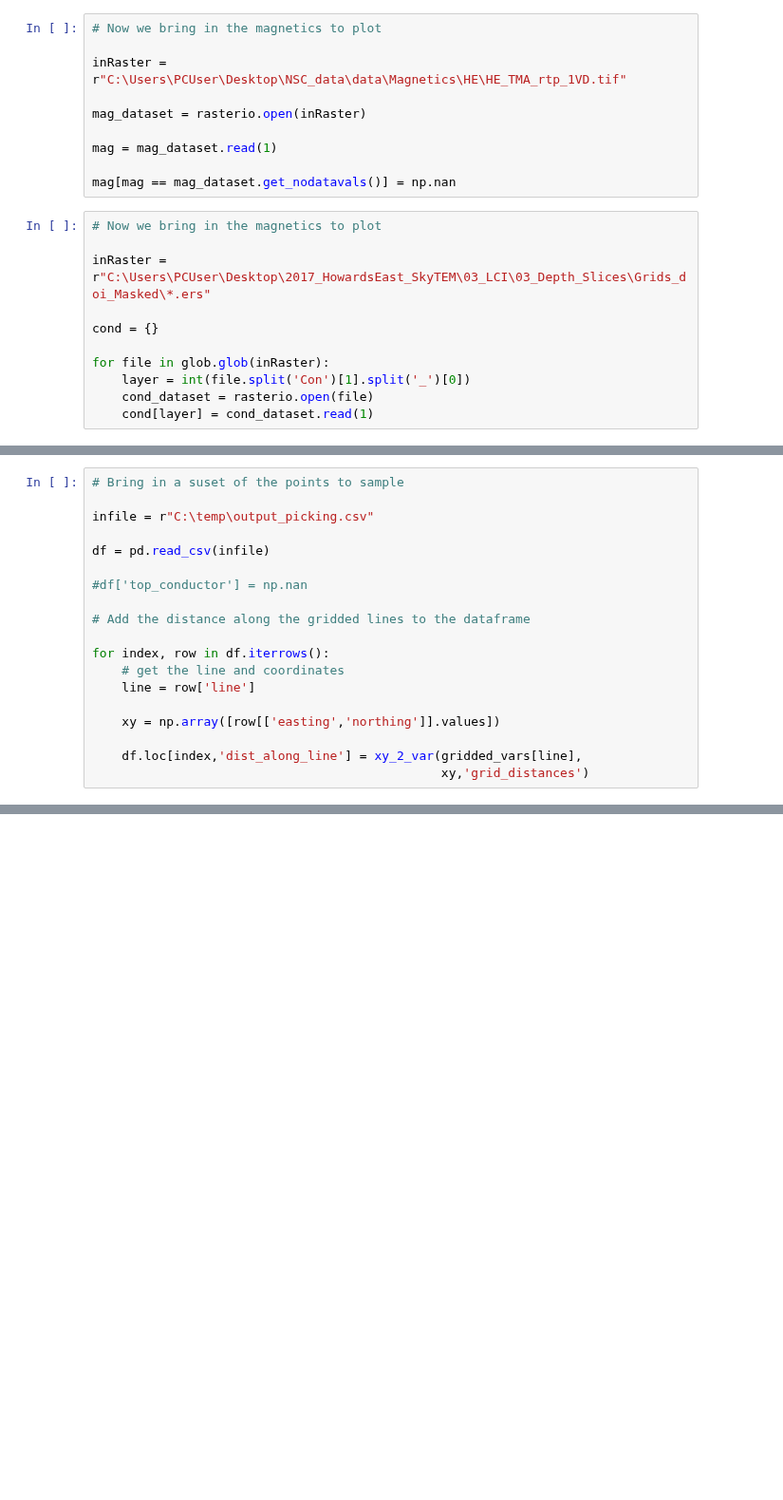
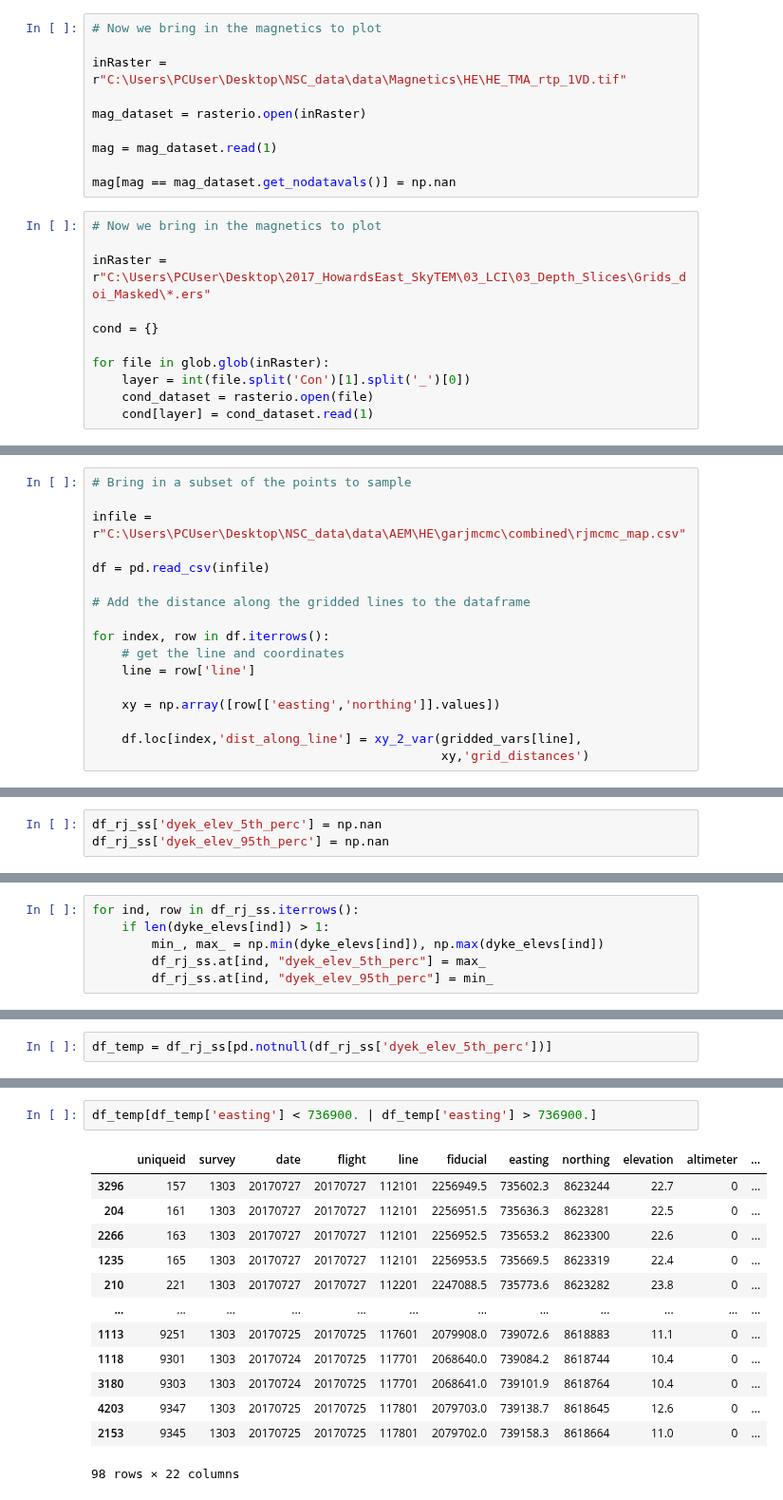
Before and after one commit to GeoscienceAustralia/hydrogeol_utils, a Jupyter notebook: notebooks/HE_AEM_plotting.ipynb, the cells around one changed output, grey strips where cells are left out. Shown at 95% size. Drawn from its saved outputs; the diff is of its cells as text; blank space fills up the shorter version.

```diff
--- a/notebooks/HE_AEM_plotting.ipynb
+++ b/notebooks/HE_AEM_plotting.ipynb
@@ -146,11 +227,9 @@ for file in glob.glob(inRaster):
 # %%
-# Bring in a suset of the points to sample
+# Bring in a subset of the points to sample
 
-infile = r"C:\temp\output_picking.csv"
+infile = r"C:\Users\PCUser\Desktop\NSC_data\data\AEM\HE\garjmcmc\combined\rjmcmc_map.csv"
 
 df = pd.read_csv(infile)
-
-#df['top_conductor'] = np.nan
 
 # Add the distance along the gridded lines to the dataframe
 
@@ -376,0 +538,3 @@ def HE_plot(D, outfile = None):
+# %%
+df_rj_ss['dyek_elev_5th_perc'] = np.nan
+df_rj_ss['dyek_elev_95th_perc'] = np.nan
@@ -376,0 +551,6 @@ def HE_plot(D, outfile = None):
+# %%
+for ind, row in df_rj_ss.iterrows():
+    if len(dyke_elevs[ind]) > 1:
+        min_, max_ = np.min(dyke_elevs[ind]), np.max(dyke_elevs[ind])
+        df_rj_ss.at[ind, "dyek_elev_5th_perc"] = max_
+        df_rj_ss.at[ind, "dyek_elev_95th_perc"] = min_
@@ -417,0 +606,2 @@ ind
+# %%
+df_temp = df_rj_ss[pd.notnull(df_rj_ss['dyek_elev_5th_perc'])]
@@ -419,0 +629,16 @@ df.to_csv(r"C:\Temp\HE_sel.csv")
+# %%
+df_temp[df_temp['easting'] < 736900. | df_temp['easting'] > 736900.]
+# %% [output]
+|  | uniqueid | survey | date | flight | line | fiducial | easting | northing | elevation | altimeter | ... |
+| 3296 | 157 | 1303 | 20170727 | 20170727 | 112101 | 2256949.5 | 735602.3 | 8623244 | 22.7 | 0 | ... |
+| 204 | 161 | 1303 | 20170727 | 20170727 | 112101 | 2256951.5 | 735636.3 | 8623281 | 22.5 | 0 | ... |
+| 2266 | 163 | 1303 | 20170727 | 20170727 | 112101 | 2256952.5 | 735653.2 | 8623300 | 22.6 | 0 | ... |
+| 1235 | 165 | 1303 | 20170727 | 20170727 | 112101 | 2256953.5 | 735669.5 | 8623319 | 22.4 | 0 | ... |
+| 210 | 221 | 1303 | 20170727 | 20170727 | 112201 | 2247088.5 | 735773.6 | 8623282 | 23.8 | 0 | ... |
+| ... | ... | ... | ... | ... | ... | ... | ... | ... | ... | ... | ... |
+| 1113 | 9251 | 1303 | 20170725 | 20170725 | 117601 | 2079908.0 | 739072.6 | 8618883 | 11.1 | 0 | ... |
+| 1118 | 9301 | 1303 | 20170724 | 20170725 | 117701 | 2068640.0 | 739084.2 | 8618744 | 10.4 | 0 | ... |
+| 3180 | 9303 | 1303 | 20170724 | 20170725 | 117701 | 2068641.0 | 739101.9 | 8618764 | 10.4 | 0 | ... |
+| 4203 | 9347 | 1303 | 20170725 | 20170725 | 117801 | 2079703.0 | 739138.7 | 8618645 | 12.6 | 0 | ... |
+| 2153 | 9345 | 1303 | 20170725 | 20170725 | 117801 | 2079702.0 | 739158.3 | 8618664 | 11.0 | 0 | ... |
+98 rows × 22 columns
```
Also changed, not shown: parts of 28 cells of this notebook, 9 other files.
